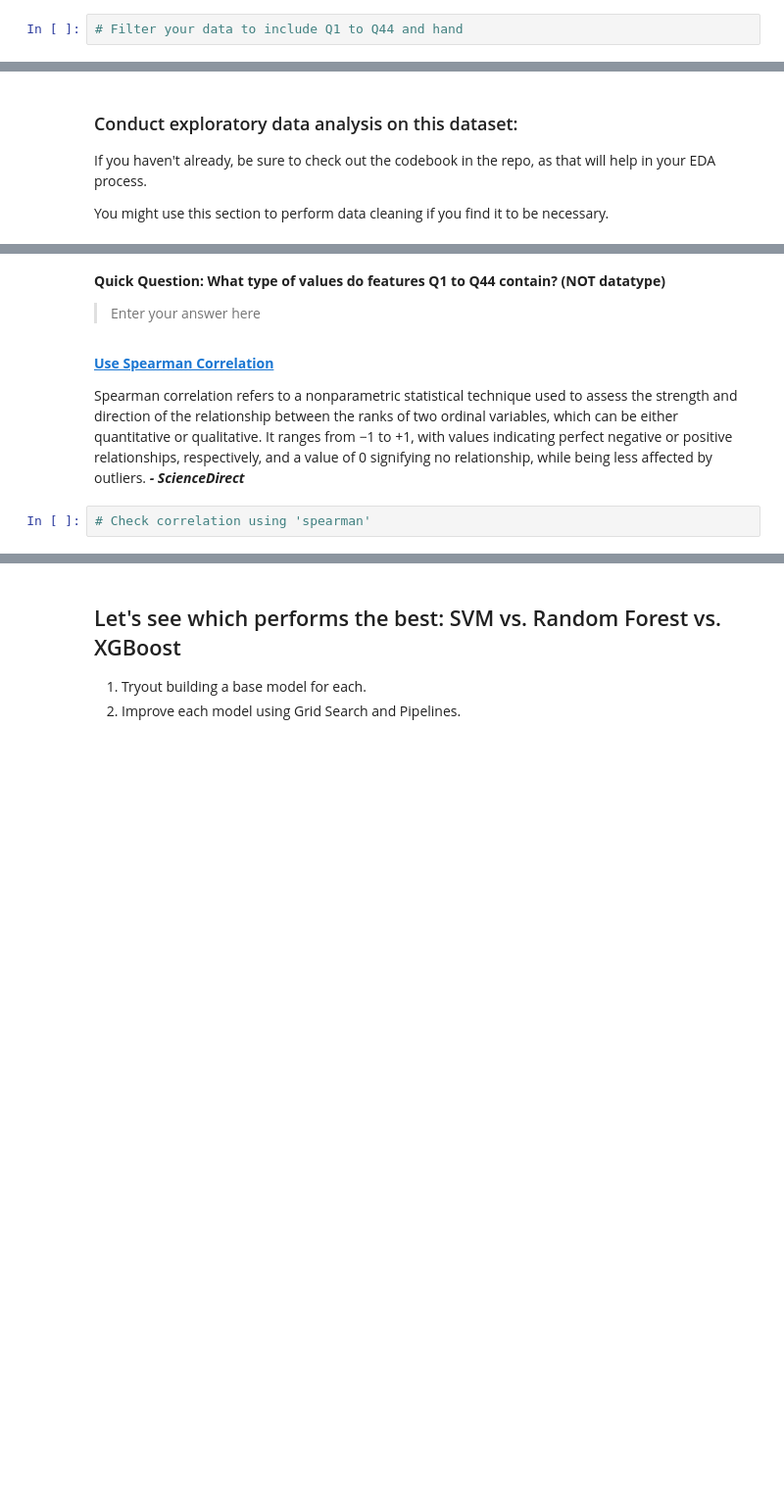
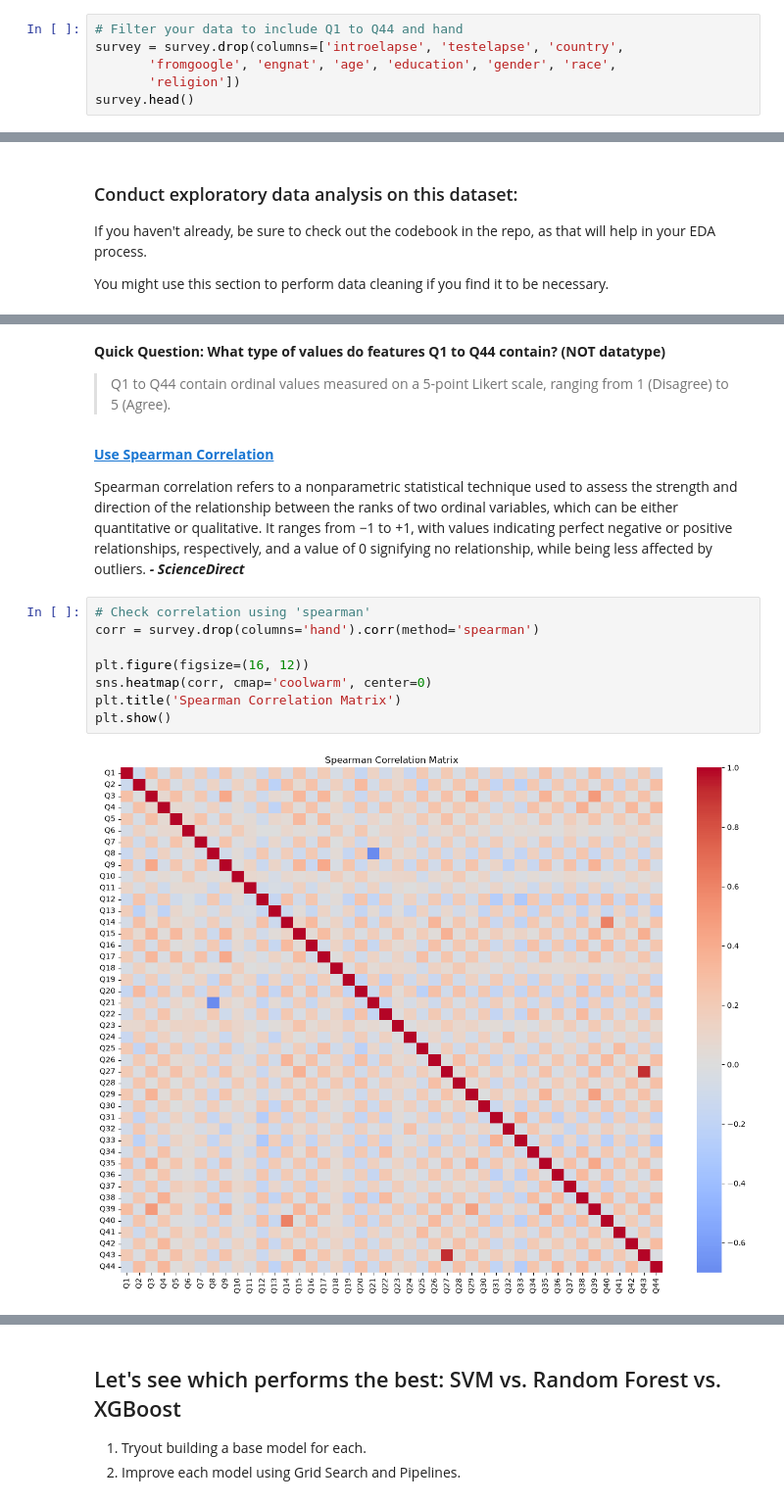
Before and after one commit to hawraalawi/labs, a Jupyter notebook: 6. Machine Learning/6.23 Classification Lab/lab-classification-left-handedness_v3.ipynb, the cells around one changed output, grey strips where cells are left out. Shown at 98% size. Saved outputs shown, nothing was run; the diff lists cells and outputs as text; blank space fills up the shorter version.

```diff
--- a/6. Machine Learning/6.23 Classification Lab/lab-classification-left-handedness_v3.ipynb
+++ b/6. Machine Learning/6.23 Classification Lab/lab-classification-left-handedness_v3.ipynb
@@ -66,2 +86,6 @@ You don't have to be exhaustive here. Do enough research to form an opinion, and
 # %%
 # Filter your data to include Q1 to Q44 and hand
+survey = survey.drop(columns=['introelapse', 'testelapse', 'country',
+       'fromgoogle', 'engnat', 'age', 'education', 'gender', 'race',
+       'religion'])
+survey.head()
@@ -80,7 +162,7 @@ You might use this section to perform data cleaning if you find it to be necessa
 # %% [markdown]
 __Quick Question: What type of values do features Q1 to Q44 contain? (NOT datatype)__
 
-> Enter your answer here
+> Q1 to Q44 contain ordinal values measured on a 5-point Likert scale, ranging from 1 (Disagree) to 5 (Agree).
 >
 # %% [markdown]
 __[Use Spearman Correlation](https://www.geeksforgeeks.org/data-science/spearmans-rank-correlation/)__
@@ -88,6 +170,14 @@ __[Use Spearman Correlation](https://www.geeksforgeeks.org/data-science/spearman
 Spearman correlation refers to a nonparametric statistical technique used to assess the strength and direction of the relationship between the ranks of two ordinal variables, which can be either quantitative or qualitative. It ranges from −1 to +1, with values indicating perfect negative or positive relationships, respectively, and a value of 0 signifying no relationship, while being less affected by outliers. _**- ScienceDirect**_
 # %%
 # Check correlation using 'spearman'
+corr = survey.drop(columns='hand').corr(method='spearman')
+
+plt.figure(figsize=(16, 12))
+sns.heatmap(corr, cmap='coolwarm', center=0)
+plt.title('Spearman Correlation Matrix')
+plt.show()
+# %% [output]
+[figure, added]
 # %% [markdown]
 __Inspect the Target__
 
```
Also changed, not shown: parts of 29 cells of this notebook.
